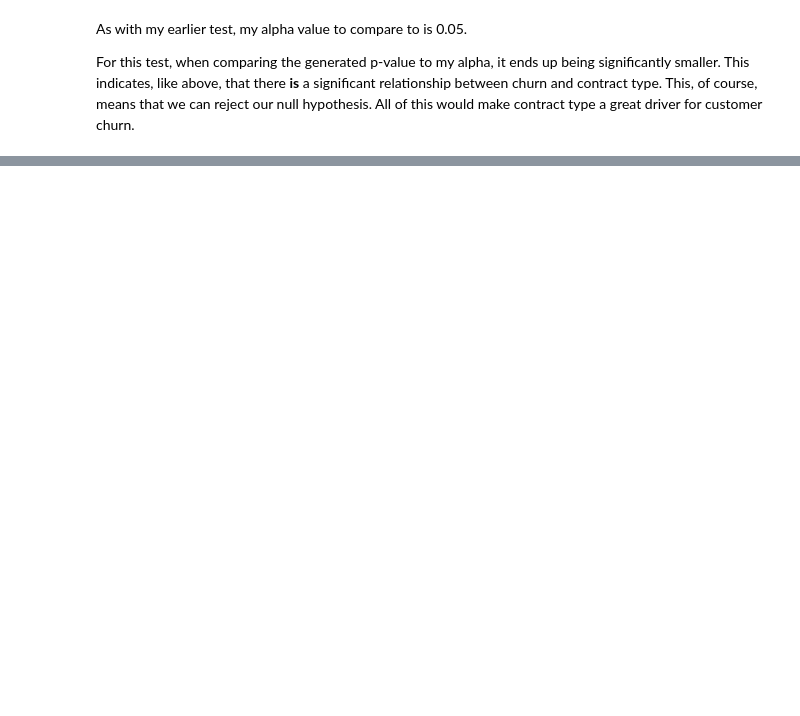
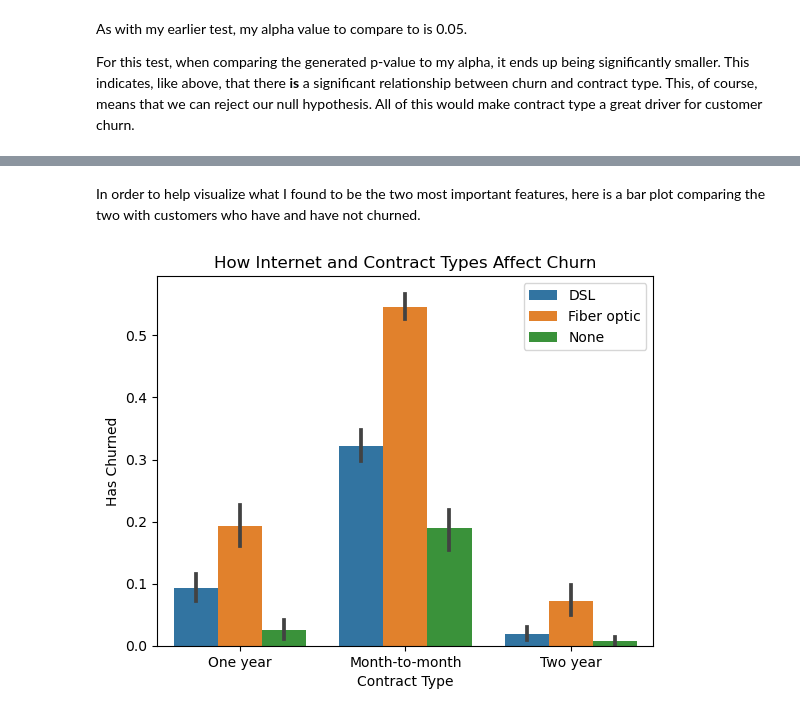
Before and after one commit to shawn-brown12/classification_project, a Jupyter notebook: Final_Report.ipynb, the cells around one changed output, grey strips where cells are left out. Drawn from its saved outputs; the diff is of its cells as text; code cells hidden in the pictures; blank space fills up the shorter version.

```diff
--- a/Final_Report.ipynb
+++ b/Final_Report.ipynb
@@ -300,0 +246,19 @@ For this test, when comparing the generated p-value to my alpha, it ends up bein
+# %% [markdown]
+In order to help visualize what I found to be the two most important features, here is a bar plot comparing the two with customers who have and have not churned.
+# %%
+#creating the barplot itself
+sns.barplot(x='contract_type',
+            y='churn_Yes',
+            hue='internet_service_type',
+            data=data)
+
+#creating labels for each axis and the title
+plt.title("How Internet and Contract Types Affect Churn")
+plt.ylabel("Has Churned")
+plt.xlabel("Contract Type")
+
+#making the legend and showing the visual
+plt.legend()
+plt.show()
+# %% [output]
+[figure, added]
```
Also changed, not shown: parts of 37 cells of this notebook, 2 other files.
